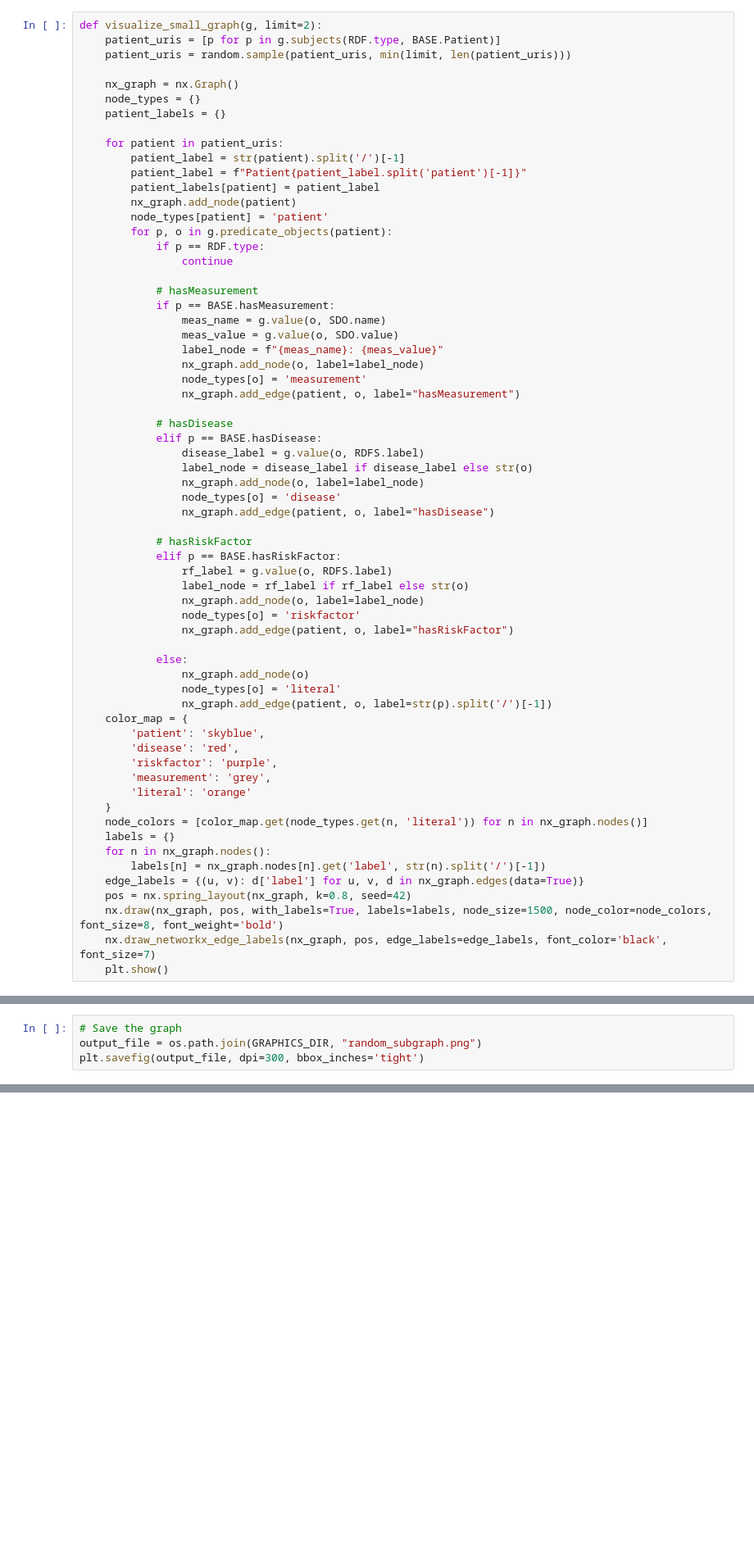
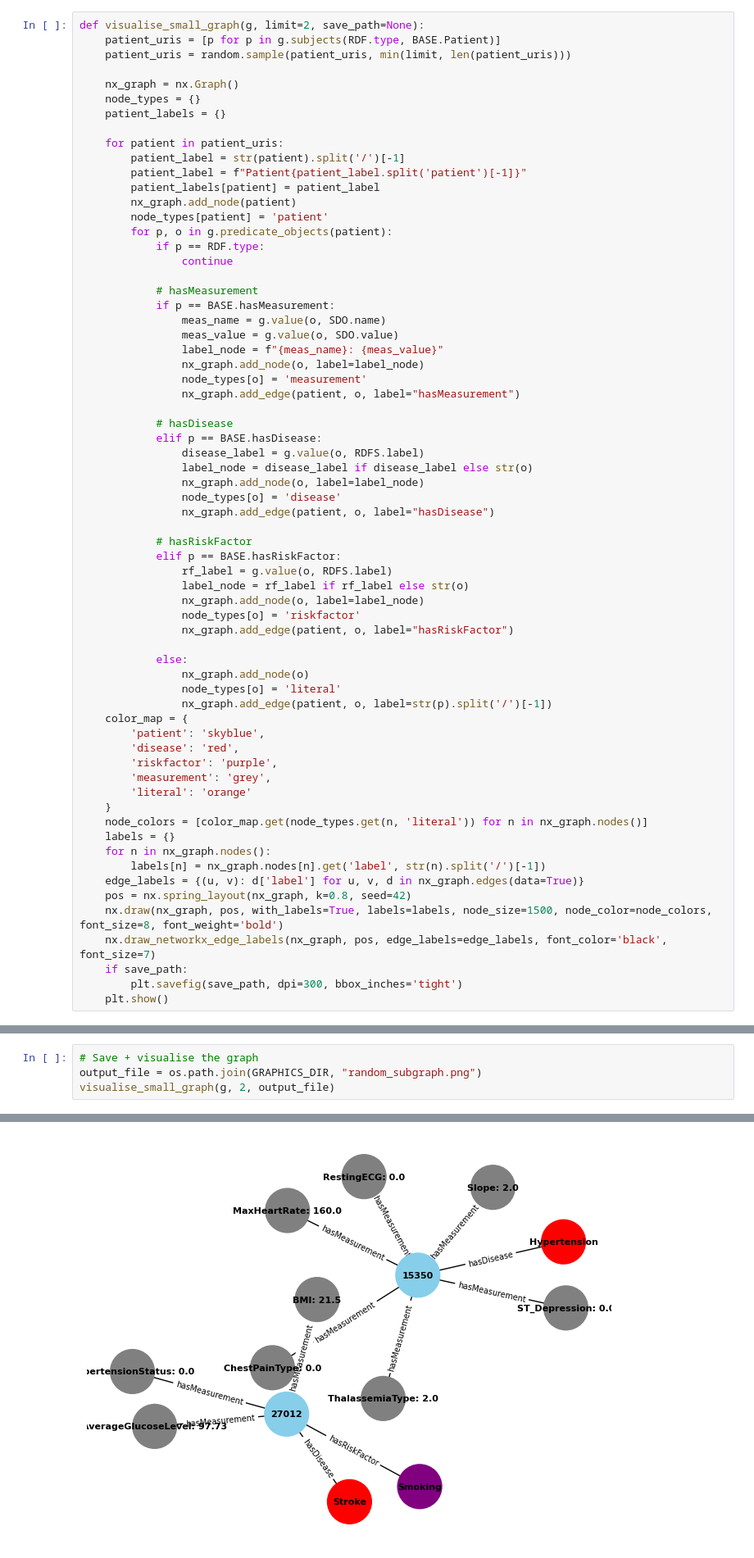
Before and after one commit to andreapradas/KG_Final_Project, a Jupyter notebook: main.ipynb, the cells around one changed output, grey strips where cells are left out. Shown at 82% size. Drawn from its saved outputs; the diff is of its cells as text; blank space fills up the shorter version.

Commit message:
graphics + main

```diff
--- a/main.ipynb
+++ b/main.ipynb
@@ -629,7 +633,7 @@ Output hidden; open in https://colab.research.google.com to view.
 # %% [markdown]
 ## 8. Graph Visualization
 # %%
-def visualize_small_graph(g, limit=2):
+def visualise_small_graph(g, limit=2, save_path=None):
     patient_uris = [p for p in g.subjects(RDF.type, BASE.Patient)]
     patient_uris = random.sample(patient_uris, min(limit, len(patient_uris)))
 
@@ -691,4 +695,6 @@ def visualize_small_graph(g, limit=2):
     pos = nx.spring_layout(nx_graph, k=0.8, seed=42)
     nx.draw(nx_graph, pos, with_labels=True, labels=labels, node_size=1500, node_color=node_colors, font_size=8, font_weight='bold')
     nx.draw_networkx_edge_labels(nx_graph, pos, edge_labels=edge_labels, font_color='black', font_size=7)
+    if save_path:
+        plt.savefig(save_path, dpi=300, bbox_inches='tight')
     plt.show()
@@ -699,5 +701,5 @@ visualize_small_graph(g, 2)
 # %%
-# Save the graph
+# Save + visualise the graph
 output_file = os.path.join(GRAPHICS_DIR, "random_subgraph.png")
-plt.savefig(output_file, dpi=300, bbox_inches='tight')
+visualise_small_graph(g, 2, output_file)
 # %% [output]
@@ -705,3 +706,4 @@ plt.savefig(output_file, dpi=300, bbox_inches='tight')
+[figure, added]
 # %%
 mdg = rdflib_to_networkx_multidigraph(g)
 dg = rdflib_to_networkx_digraph(g)
```
Also changed, not shown: parts of 14 cells of this notebook, 1 other file.
